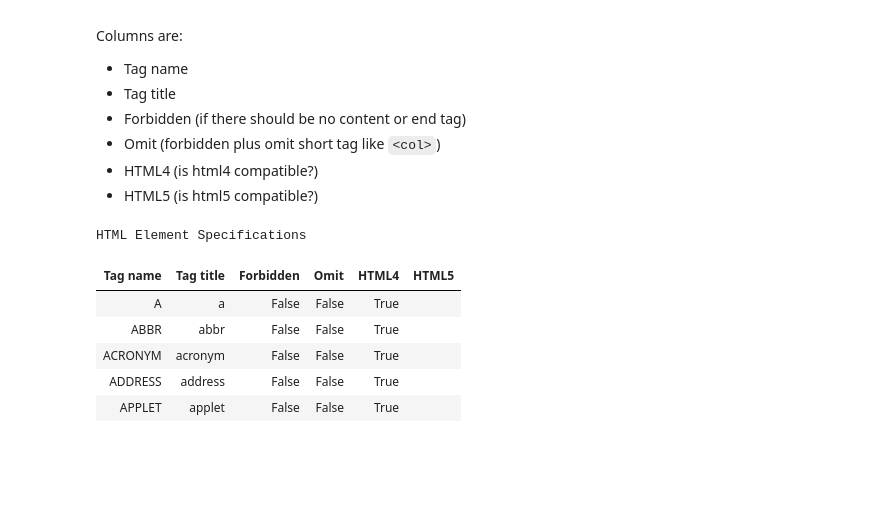
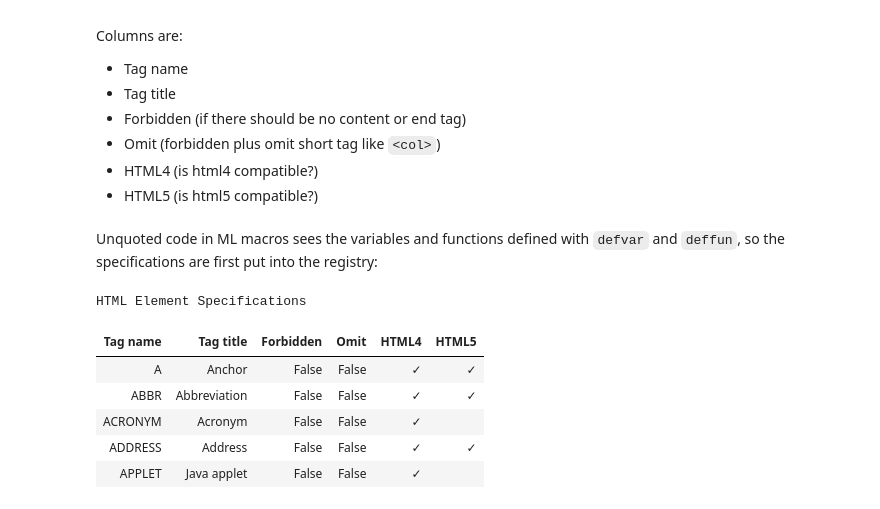
Before and after one commit to markomanninen/hyml, a Jupyter notebook: HyML - XML & (X)HTML generator for Hy.ipynb, the cells around one changed output. Cells and saved outputs as stored; diff of their text form; code cells hidden in the pictures; blank space fills up the shorter version.

```diff
--- a/HyML - XML & (X)HTML generator for Hy.ipynb
+++ b/HyML - XML & (X)HTML generator for Hy.ipynb
@@ -358,3 +427,5 @@ Columns are:
 - Omit (forbidden plus omit short tag like `<col>`)
 - HTML4 (is html4 compatible?)
 - HTML5 (is html5 compatible?)
+# %% [markdown]
+Unquoted code in ML macros sees the variables and functions defined with `defvar` and `deffun`, so the specifications are first put into the registry:
@@ -361,26 +437,26 @@ Columns are:
 # %%
+%%hy
 (xhtml>
   (table.data
     (caption "HTML Element Specifications")
     (thead
       (tr
         ~@(list-comp* [col ["Tag name" "Tag title" "Forbidden" "Omit" "HTML4" "HTML5"]]
           `(th ~col))))
     (tbody
-     ~@(list-comp* [[id row] (take 5 (.items (do (import (hyml.macros (specs))) specs)))]
-       (do
+     ~@(list-comp* [[id row] (cut spec-rows 5)]
         `(tr
           (td ~(.upper (get row :name)))
-          (td ~(get row :name))
+          (td ~(get row :title))
           (td ~(get row :forbidden))
           (td ~(get row :omit))
-          (td ~(get row :html4) :class (if ~(get row :html4) "html4" ""))
-          (td :class (if ~(get row :html5) "html5" ""))))))))
+          (td :class ~(if (get row :html4) "html4" "") ~(if (get row :html4) "✓" ""))
+          (td :class ~(if (get row :html5) "html5" "") ~(if (get row :html5) "✓" "")))))))
 # %% [output]
 HTML Element Specifications
 | Tag name | Tag title | Forbidden | Omit | HTML4 | HTML5 |
-| A | a | False | False | True |  |
-| ABBR | abbr | False | False | True |  |
-| ACRONYM | acronym | False | False | True |  |
-| ADDRESS | address | False | False | True |  |
-| APPLET | applet | False | False | True |  |
+| A | Anchor | False | False | ✓ | ✓ |
+| ABBR | Abbreviation | False | False | ✓ | ✓ |
+| ACRONYM | Acronym | False | False | ✓ |  |
+| ADDRESS | Address | False | False | ✓ | ✓ |
+| APPLET | Java applet | False | False | ✓ |  |
```
Also changed, not shown: parts of 52 cells of this notebook, 7 other files.
